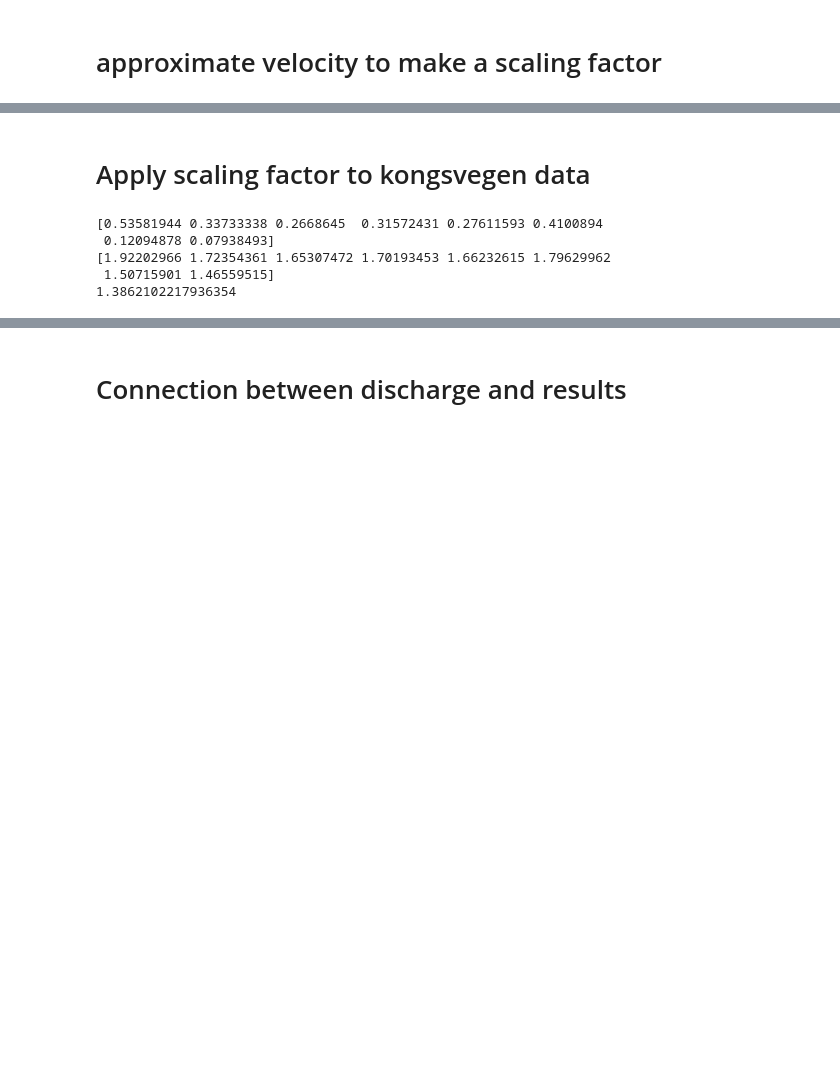
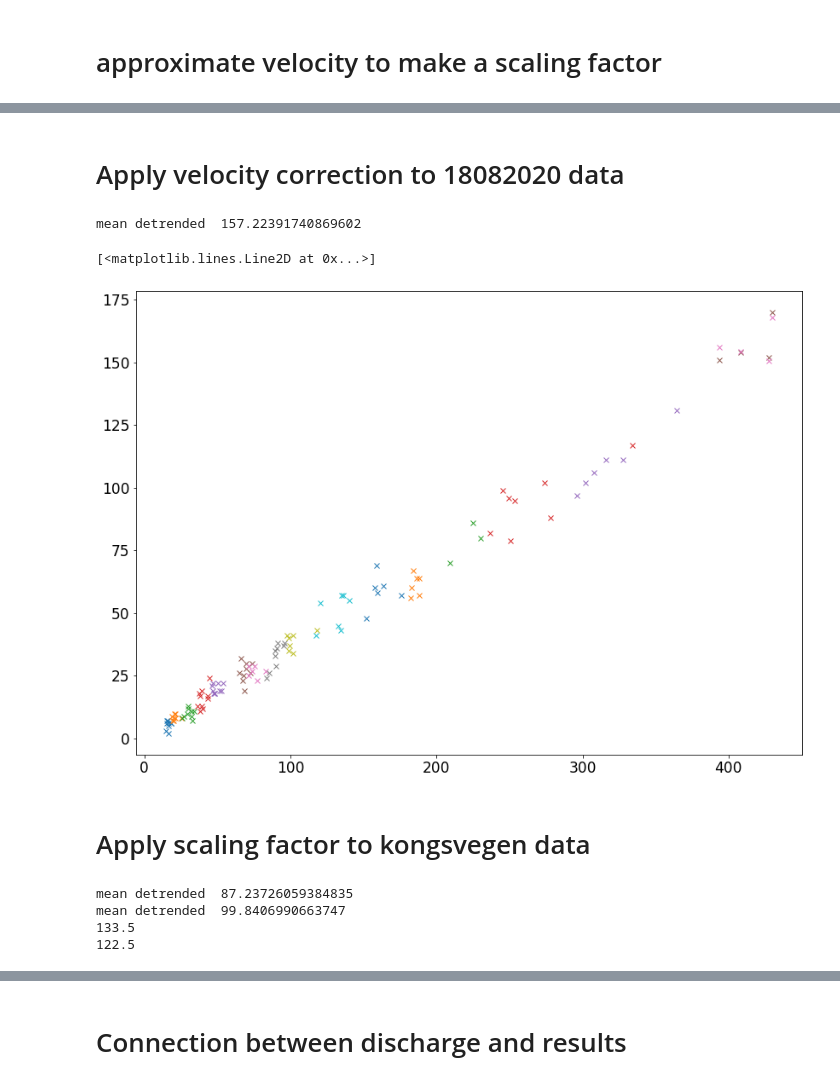
Before and after one commit to gecocowie/Master_thesis, a Jupyter notebook: python/Matrix_profile_statistics.ipynb, the cells around one changed output, grey strips where cells are left out. Drawn from its saved outputs; the diff is of its cells as text; code cells hidden in the pictures; blank space fills up the shorter version.

```diff
--- a/python/Matrix_profile_statistics.ipynb
+++ b/python/Matrix_profile_statistics.ipynb
@@ -457,20 +455,79 @@ mean detrended  149.45589109756585
 [figure]
+# %% [markdown]
+# Apply velocity correction to 18082020 data
+# %%
+
+
+
+A5_dlen_1808 =  np.array([1665,1630,1495,1650,1798,1522,1517,1802,1596])
+A6_dlen_1808 =  np.array([2537,2115,1885,1961,1994,2059,2008,2137])
+A7_dlen_1808 =  np.array([3289,2605,3014,3209,2717,2920,3209,3388,2972])
+A8_dlen_1808 =  np.array([4440,3828,3793,3631,3732,3990,4322,4307,3922,3911])
+A9_dlen_1808 =  np.array([4821,4637,5243,4715,5412,4813,4730,5139,4667,5032])
+A10_dlen_1808 = np.array([6875,7258,6787,6625,6992,6950,6758,6485,7390])
+A11_dlen_1808 = np.array([7120,7150,7573,7735,7368,8300])
+A12_dlen_1808 = np.array([8366,9040,8940,9150,8520,9617,9000,8960,9533])
+A13_dlen_1808 = np.array([9753,9877,10147,10184,9857,9963,11838])
+A14_dlen_1808 = np.array([12050,13450,14000,13250,13500,11735,13600])
+A15_dlen_1808 = np.array([15872,15195,16372,15763,17582,15969])
+A16_dlen_1808 = np.array([18631,18221,18302,18417,18802,18826])
+A17_dlen_1808 = np.array([23041,22490,20897])
+A18_dlen_1808 = np.array([23636,33401,27393,24934,27831,24563,25334,25053])
+A20_dlen_1808 = np.array([29600,32769,31603,30179,36465,30784])
+A25_dlen_1808 = np.array([39357,40851,42956,42756])
+
+fig,ax = plt.subplots(figsize = (14,10))
+
+ax.plot(A5_dlen_1808 /100, A5_i_hits,ls = "None", marker = "x")
+ax.plot(A6_dlen_1808 /100, A6_i_hits,ls = "None", marker = "x")
+ax.plot(A7_dlen_1808 /100, A7_i_hits,ls = "None", marker = "x")
+ax.plot(A8_dlen_1808 /100, A8_i_hits,ls = "None", marker = "x")
+ax.plot(A9_dlen_1808 /100, A9_i_hits,ls = "None", marker = "x")
+ax.plot(A10_dlen_1808/100,A10_i_hits,ls = "None", marker = "x")
+ax.plot(A11_dlen_1808/100,A11_i_hits,ls = "None", marker = "x")
+ax.plot(A12_dlen_1808/100,A12_i_hits,ls = "None", marker = "x")
+ax.plot(A13_dlen_1808/100,A13_i_hits,ls = "None", marker = "x")
+ax.plot(A14_dlen_1808/100,A14_i_hits,ls = "None", marker = "x")
+ax.plot(A15_dlen_1808/100,A15_i_hits,ls = "None", marker = "x")
+ax.plot(A16_dlen_1808/100,A16_i_hits,ls = "None", marker = "x")
+ax.plot(A17_dlen_1808/100,A17_i_hits,ls = "None", marker = "x")
+ax.plot(A18_dlen_1808/100,A18_i_hits,ls = "None", marker = "x")
+ax.plot(A20_dlen_1808/100,A20_i_hits,ls = "None", marker = "x")
+ax.plot(A25_dlen_1808/100,A25_i_hits,ls = "None", marker = "x")
+
+#calculate velocity on other days
+v18_A25 = c_length/(A25_dlen_1808/100)
+
+v18_A25_diff = v18_A25-v0
+
+#method 2 remove trend by using the quadratic of the velocity to create larger penalties for slower of faster deps
+A25_1808_steps_i_dtrend = correct_for_velocity(v18_A25_diff,A25_i_hits,260)#np.array(tot_steps_i) + (v_diff/(abs(v_diff))*v_diff**2*260)#linreg_i
+
+ax.plot(A25_dlen_1808/100,A25_1808_steps_i_dtrend,ls = "None", marker = "x")
+# %% [output]
+mean detrended  157.22391740869602
+[<matplotlib.lines.Line2D at 0x...>]
+[figure, added]
 # %% [markdown]
 # Apply scaling factor to kongsvegen data
 # %%
 Step_count_kongs_i =  np.array([117, 126, 144, 138, 126, 136, 137, 144])
+Step_count_kongs_q = np.array([127,115,107,124,122,110,140,135])
+
 kongsvegen_dlen = np.array([31217,34812,36296,35254,36094,33402,39810,40939])
-c_len_kongs = 600
+c_len_kongs = 652
 
 v_kongsvegen = c_len_kongs/(kongsvegen_dlen/100)
 v_kongsvegen_diff = v_kongsvegen-v0
 
-print(v_kongsvegen_diff)
-print(v_kongsvegen)
-print(v0)
+kongsvegen_steps_i_dtrend = correct_for_velocity(v_kongsvegen_diff,Step_count_kongs_i,corr_fac_i)#np.array(tot_steps_i) + (v_diff/(abs(v_diff))*v_diff**2*260)#linreg_i
+kongsvegen_steps_q_dtrend = correct_for_velocity(v_kongsvegen_diff,Step_count_kongs_q,corr_fac_q)#np.array(tot_steps_i) + (v_diff/(abs(v_diff))*v_diff**2*260)#linreg_i
+
+
+print(np.mean(Step_count_kongs_i))
+print(np.mean(Step_count_kongs_q))
 # %% [output]
-[0.53581944 0.33733338 0.2668645  0.31572431 0.27611593 0.4100894
- 0.12094878 0.07938493]
-[1.92202966 1.72354361 1.65307472 1.70193453 1.66232615 1.79629962
- 1.50715901 1.46559515]
-1.3862102217936354
+mean detrended  87.23726059384835
+mean detrended  99.8406990663747
+133.5
+122.5
```
Also changed, not shown: parts of 4 cells of this notebook, 4 other files.
